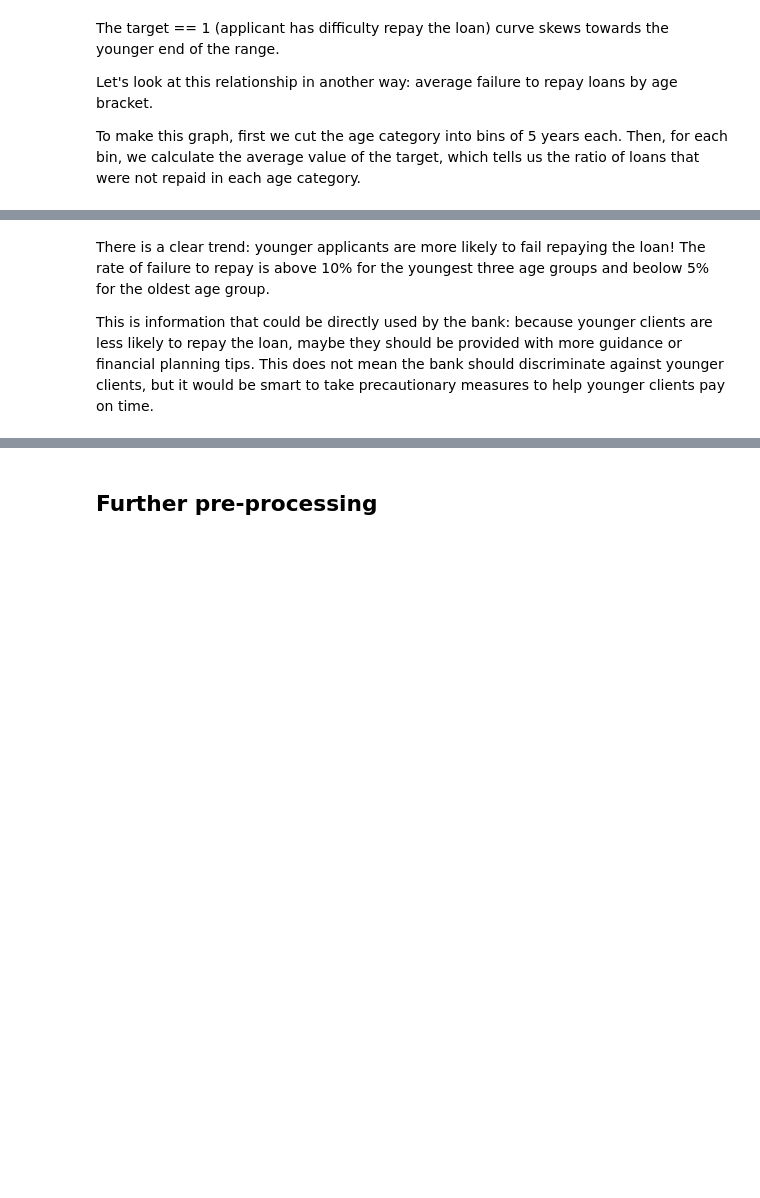
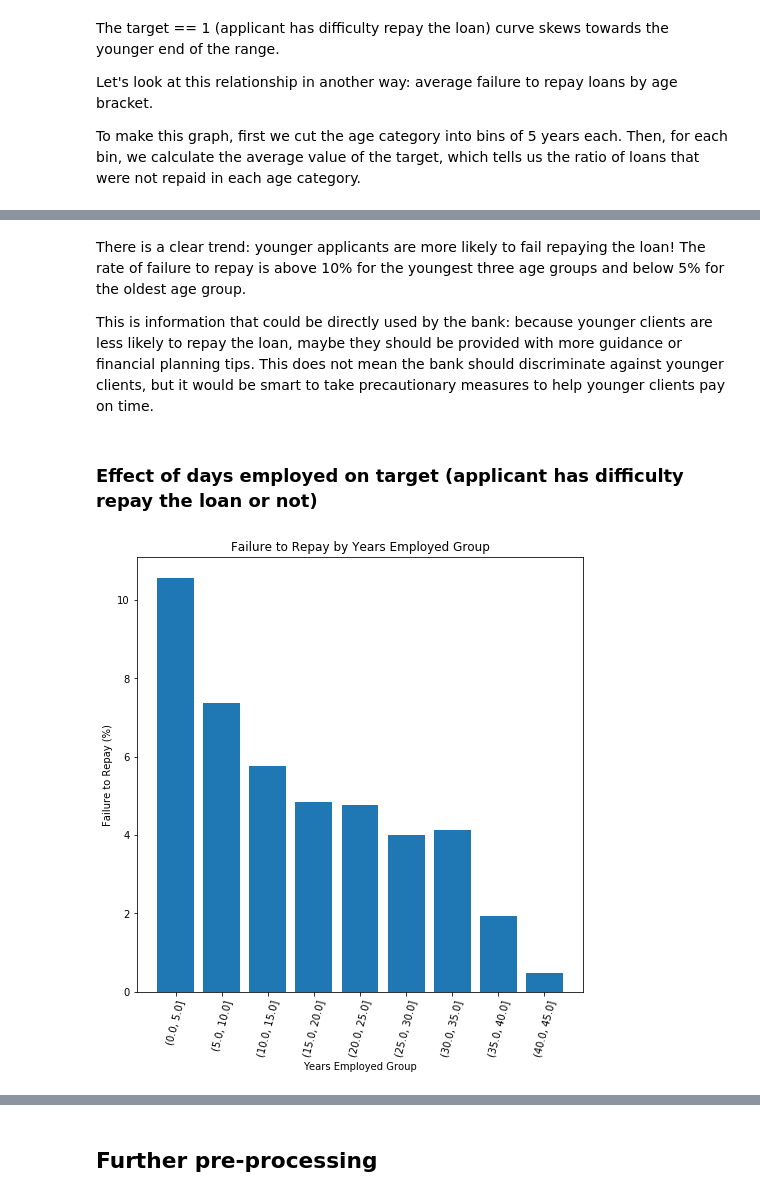
Before and after one commit to xinyuyao22/6202-Final-Project, a Jupyter notebook: Final Report.ipynb, the cells around one changed output, grey strips where cells are left out. Drawn from its saved outputs; the diff is of its cells as text; code cells hidden in the pictures; blank space fills up the shorter version.

```diff
--- a/Final Report.ipynb
+++ b/Final Report.ipynb
@@ -313,5 +307,29 @@ YEARS_BINNED
 [figure]
 # %% [markdown]
-There is a clear trend: younger applicants are more likely to fail repaying the loan! The rate of failure to repay is above 10% for the youngest three age groups and beolow 5% for the oldest age group.
+There is a clear trend: younger applicants are more likely to fail repaying the loan! The rate of failure to repay is above 10% for the youngest three age groups and below 5% for the oldest age group.
 
 This is information that could be directly used by the bank: because younger clients are less likely to repay the loan, maybe they should be provided with more guidance or financial planning tips. This does not mean the bank should discriminate against younger clients, but it would be smart to take precautionary measures to help younger clients pay on time.
+# %% [markdown]
+### Effect of days employed on target (applicant has difficulty repay the loan or not)
+# %%
+# Days employed information into a separate dataframe
+age_data = app_train[['TARGET', 'DAYS_EMPLOYED']]
+age_data['YEARS_EMPLOYED'] = age_data['DAYS_EMPLOYED'] / 365
+
+# Bin the years employed data
+age_data['YEARS_BINNED'] = pd.cut(age_data['YEARS_EMPLOYED'], bins = np.linspace(0, 45, num = 10))
+# Group by the bin and calculate averages
+age_groups  = age_data.groupby('YEARS_BINNED').mean()
+
+plt.figure(figsize = (8, 8))
+
+# Graph the age bins and the average of the target as a bar plot
+plt.bar(age_groups.index.astype(str), 100 * age_groups['TARGET'])
+
+# Plot labeling
+plt.xticks(rotation = 75); plt.xlabel('Years Employed Group')
+plt.ylabel('Failure to Repay (%)')
+plt.title('Failure to Repay by Years Employed Group')
+plt.show()
+# %% [output]
+[figure, added]
```
Also changed, not shown: parts of 11 cells of this notebook.
